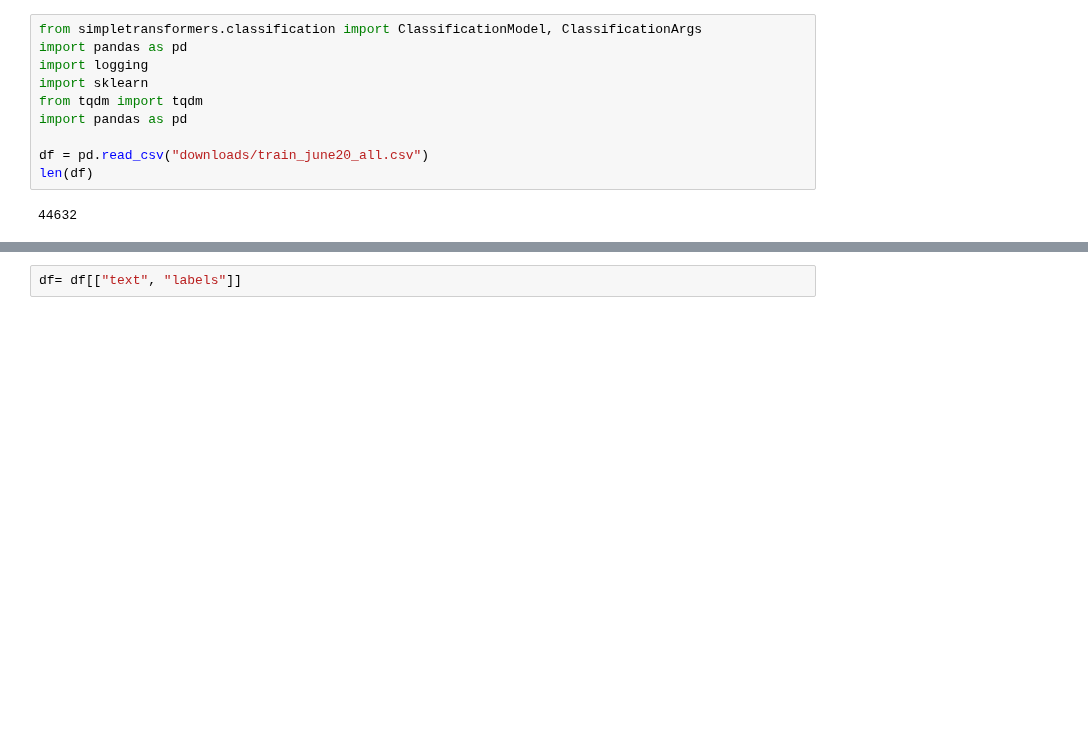
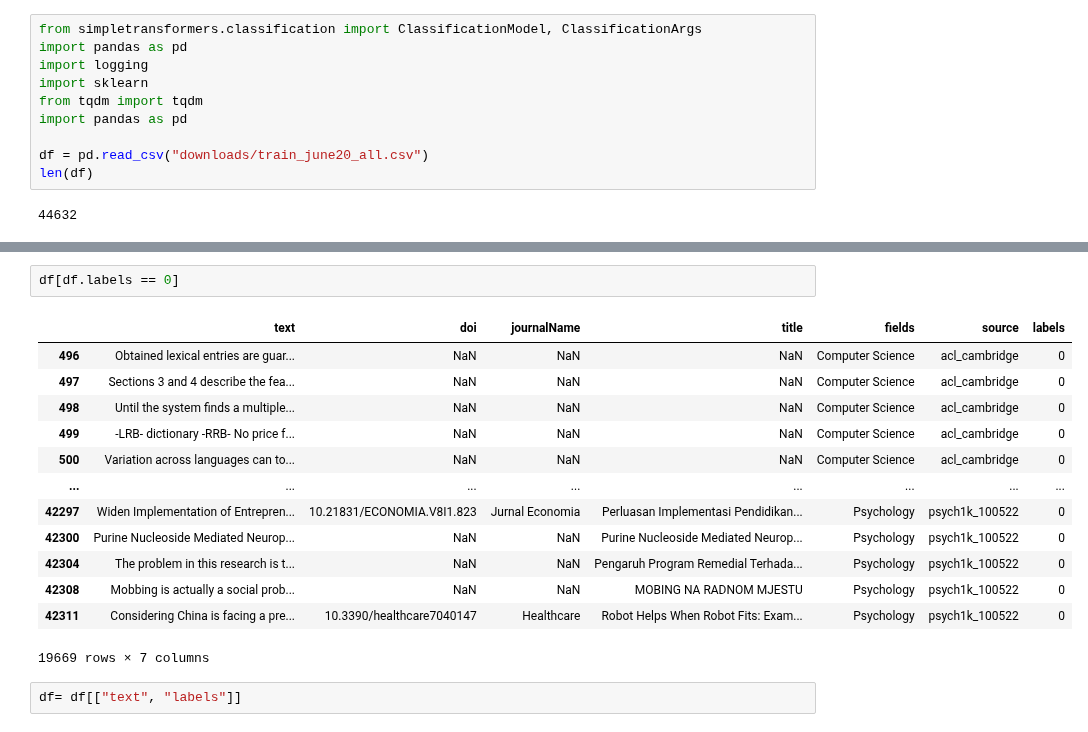
Before and after one commit to ScienceOctopus/octoflow, a Jupyter notebook: 04_sentence_transformers.ipynb, the cells around one changed output, grey strips where cells are left out. Cells and saved outputs as stored; diff of their text form; blank space fills up the shorter version.

```diff
--- a/04_sentence_transformers.ipynb
+++ b/04_sentence_transformers.ipynb
@@ -39,3 +69,19 @@ df = df[df["source"].isin(["oct3_labels", "june152022_labels_matscichem",
+# %%
+df[df.labels == 0]
+# %% [output]
+|  | text | doi | journalName | title | fields | source | labels |
+| 496 | Obtained lexical entries are guar... | NaN | NaN | NaN | Computer Science | acl_cambridge | 0 |
+| 497 | Sections 3 and 4 describe the fea... | NaN | NaN | NaN | Computer Science | acl_cambridge | 0 |
+| 498 | Until the system finds a multiple... | NaN | NaN | NaN | Computer Science | acl_cambridge | 0 |
+| 499 | -LRB- dictionary -RRB- No price f... | NaN | NaN | NaN | Computer Science | acl_cambridge | 0 |
+| 500 | Variation across languages can to... | NaN | NaN | NaN | Computer Science | acl_cambridge | 0 |
+| ... | ... | ... | ... | ... | ... | ... | ... |
+| 42297 | Widen Implementation of Entrepren... | 10.21831/ECONOMIA.V8I1.823 | Jurnal Economia | Perluasan Implementasi Pendidikan... | Psychology | psych1k_100522 | 0 |
+| 42300 | Purine Nucleoside Mediated Neurop... | NaN | NaN | Purine Nucleoside Mediated Neurop... | Psychology | psych1k_100522 | 0 |
+| 42304 | The problem in this research is t... | NaN | NaN | Pengaruh Program Remedial Terhada... | Psychology | psych1k_100522 | 0 |
+| 42308 | Mobbing is actually a social prob... | NaN | NaN | MOBING NA RADNOM MJESTU | Psychology | psych1k_100522 | 0 |
+| 42311 | Considering China is facing a pre... | 10.3390/healthcare7040147 | Healthcare | Robot Helps When Robot Fits: Exam... | Psychology | psych1k_100522 | 0 |
+19669 rows × 7 columns
 # %%
 df= df[["text", "labels"]]
 # %%
```
Also changed, not shown: parts of 47 cells of this notebook, 2 other files.
